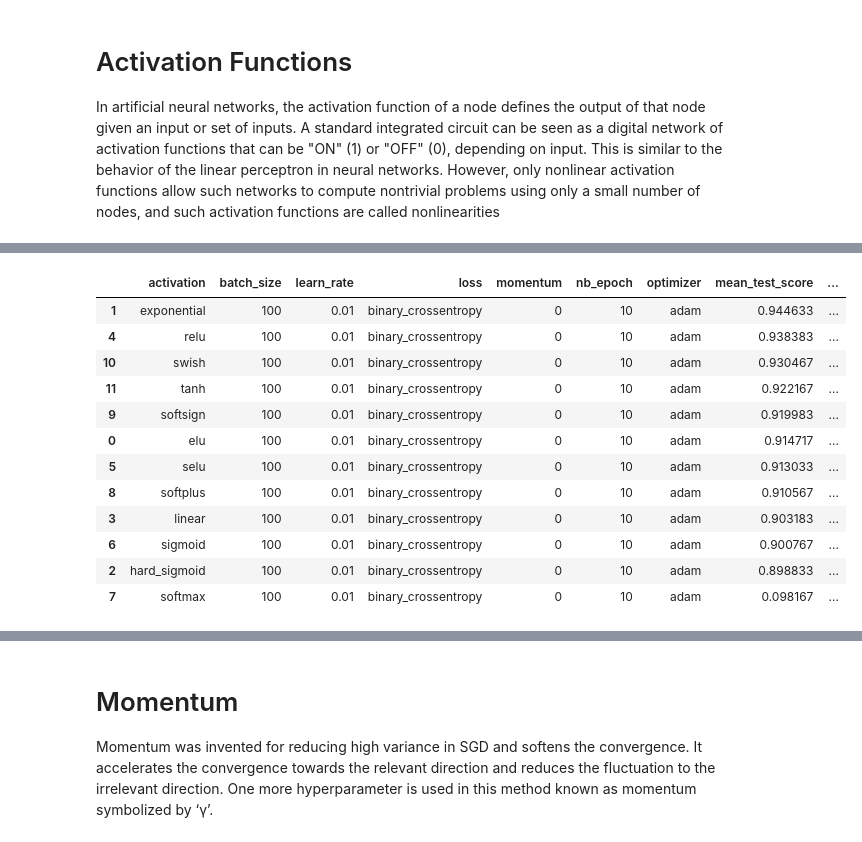
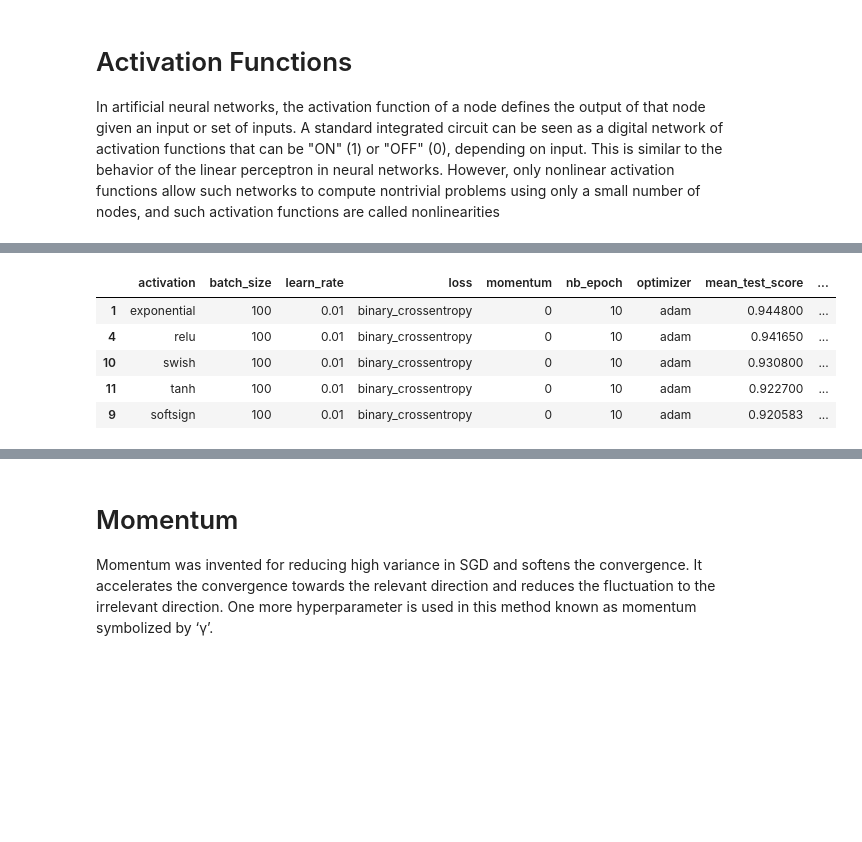
Before and after one commit to fhebal/msds, a Jupyter notebook: msds-458/MSDS-458 Assignment #2.ipynb, the cells around one changed output, grey strips where cells are left out. Drawn from its saved outputs; the diff is of its cells as text; code cells hidden in the pictures; blank space fills up the shorter version.

```diff
--- a/msds-458/MSDS-458 Assignment #2.ipynb
+++ b/msds-458/MSDS-458 Assignment #2.ipynb
@@ -152,7 +131,7 @@ import pandas as pd
 import numpy as np
 from sklearn.model_selection import GridSearchCV
 from keras.models import Sequential
-from keras.layers import Dense, Dropout
+from keras.layers import Dense, Dropout, Conv2D
 from keras.wrappers.scikit_learn import KerasClassifier
 #from keras.optimizers import SGD
 
@@ -182,3 +161,19 @@ model = KerasClassifier(build_fn=create_model)
 
 # Flatten layer <-- it essentially creates the 784 thing
 # The dense layer <-- this is the hidden layer
+
+#units_1 = [10,20,30,512,]
+#units_2 = [0.3]#[0.001, 0.01, 0.1, 0.2, 0.3]
+
+# rmsprop and adam will differentiat based on batching...
+# some optimizers are better for
+# when you change between cpu gpu and tpu, optimized for certain things
+# if you are prebatching data - you will runa cycle where everythign through the processing units are zeros
+
+results_df = pd.DataFrame(
+    columns=[
+        'activation', 'batch_size', 'learn_rate', 'loss',
+        'momentum', 'nb_epoch', 'optimizer', 'mean_test_score',
+        'std_test_score', 'mean_fit_time'
+    ])
+results_df
@@ -187,7 +184,9 @@ def print_results(grid_result):
     para = pd.DataFrame.from_dict(grid_result.cv_results_['params'])
     mean = pd.DataFrame(grid_result.cv_results_['mean_test_score'],columns=['mean_test_score'])
     stds = pd.DataFrame(grid_result.cv_results_['std_test_score'],columns=['std_test_score'])
-    df = para.join(mean.join(stds)).sort_values('mean_test_score', ascending=False)
+    time = pd.DataFrame(grid_result.cv_results_['mean_fit_time'],columns=['mean_fit_time'])
+
+    df = para.join(mean.join(stds)).join(time).sort_values('mean_test_score', ascending=False)
     df.reset_index().drop(columns=['index'])
     return df
 # %% [markdown]
@@ -201,12 +200,11 @@ optimizers = ['adam']
 epochs = [10]
 batches = [100]
 activation = [
-    'elu', 'exponential', 'hard_sigmoid', 'linear', 'relu','selu',
-    'sigmoid', 'softmax', 'softplus', 'softsign', 'swish', 'tanh',
+    'elu', 'exponential', 'hard_sigmoid', 'linear',
+    'relu', 'selu', 'sigmoid', 'softmax', 'softplus',
+    'softsign', 'swish', 'tanh',
 ]
-loss = ['binary_crossentropy'] #,'categorical_crossentropy']
-#units_1 = [10,20,30,512,]
-#units_2 = [0.3]#[0.001, 0.01, 0.1, 0.2, 0.3]
+loss = ['binary_crossentropy']
 
 param_grid = dict(
     learn_rate=learn_rate,
@@ -221,9 +219,6 @@ param_grid = dict(
 #history = model.fit(x_train_norm,y_train_encoded, epochs=20,validation_split=0.20,batch_size = 10)
 grid_result = GridSearchCV(estimator=model, param_grid=param_grid, cv=3).fit(x_train_norm, y_train_encoded)
 df = print_results(grid_result)
-df
-# rmsprop and adam will differentiat based on batching...
-# some optimizers are better for
-# when you change between cpu gpu and tpu, optimized for certain things
-# if you are prebatching data - you will runa cycle where everythign through the processing units are zeros
+results_df = results_df.append(df)
+results_df.head()
 # %% [output]
@@ -247,13 +242,6 @@ df
 |  | activation | batch_size | learn_rate | loss | momentum | nb_epoch | optimizer | mean_test_score | ... |
-| 1 | exponential | 100 | 0.01 | binary_crossentropy | 0 | 10 | adam | 0.944633 | ... |
-| 4 | relu | 100 | 0.01 | binary_crossentropy | 0 | 10 | adam | 0.938383 | ... |
-| 10 | swish | 100 | 0.01 | binary_crossentropy | 0 | 10 | adam | 0.930467 | ... |
-| 11 | tanh | 100 | 0.01 | binary_crossentropy | 0 | 10 | adam | 0.922167 | ... |
-| 9 | softsign | 100 | 0.01 | binary_crossentropy | 0 | 10 | adam | 0.919983 | ... |
-| 0 | elu | 100 | 0.01 | binary_crossentropy | 0 | 10 | adam | 0.914717 | ... |
-| 5 | selu | 100 | 0.01 | binary_crossentropy | 0 | 10 | adam | 0.913033 | ... |
-| 8 | softplus | 100 | 0.01 | binary_crossentropy | 0 | 10 | adam | 0.910567 | ... |
-| 3 | linear | 100 | 0.01 | binary_crossentropy | 0 | 10 | adam | 0.903183 | ... |
-| 6 | sigmoid | 100 | 0.01 | binary_crossentropy | 0 | 10 | adam | 0.900767 | ... |
-| 2 | hard_sigmoid | 100 | 0.01 | binary_crossentropy | 0 | 10 | adam | 0.898833 | ... |
-| 7 | softmax | 100 | 0.01 | binary_crossentropy | 0 | 10 | adam | 0.098167 | ... |
+| 1 | exponential | 100 | 0.01 | binary_crossentropy | 0 | 10 | adam | 0.944800 | ... |
+| 4 | relu | 100 | 0.01 | binary_crossentropy | 0 | 10 | adam | 0.941650 | ... |
+| 10 | swish | 100 | 0.01 | binary_crossentropy | 0 | 10 | adam | 0.930800 | ... |
+| 11 | tanh | 100 | 0.01 | binary_crossentropy | 0 | 10 | adam | 0.922700 | ... |
+| 9 | softsign | 100 | 0.01 | binary_crossentropy | 0 | 10 | adam | 0.920583 | ... |
```
Also changed, not shown: parts of 29 cells of this notebook, 2 other files.
